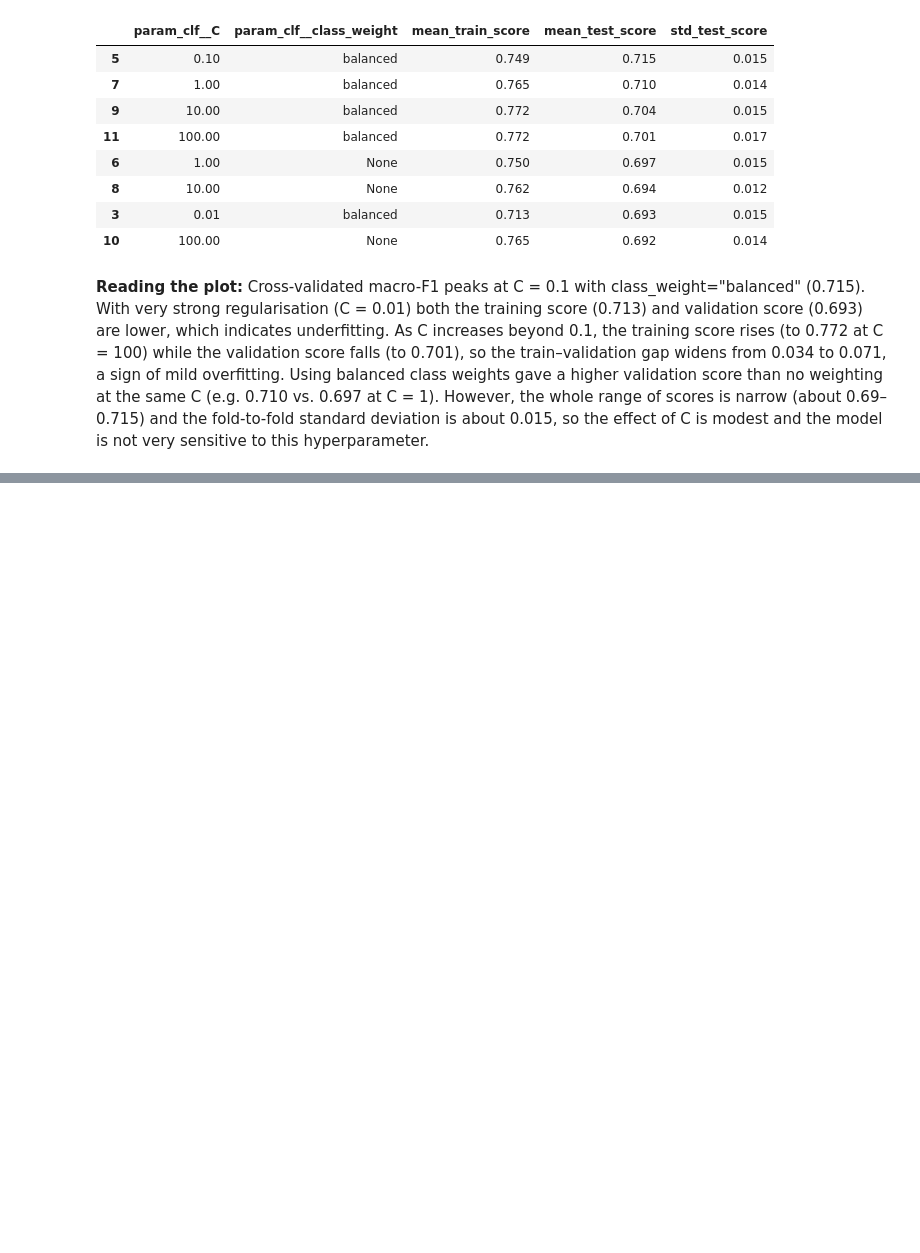
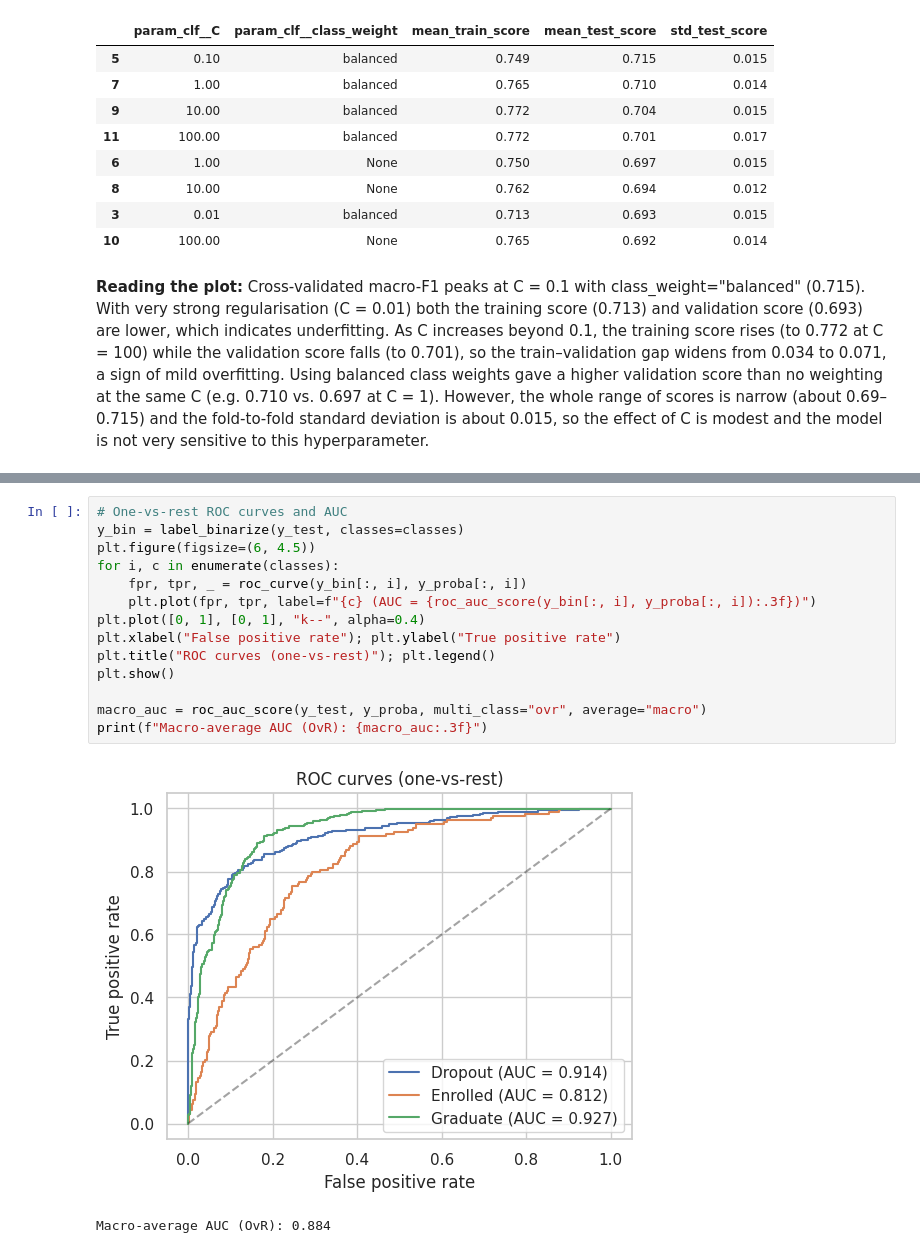
Before and after one commit to LoshithaAI/ML-Assignment, a Jupyter notebook: notebooks/logistic_regression.ipynb, the cells around one changed output, grey strips where cells are left out. Saved outputs shown, nothing was run; the diff lists cells and outputs as text; blank space fills up the shorter version.

```diff
--- a/notebooks/logistic_regression.ipynb
+++ b/notebooks/logistic_regression.ipynb
@@ -442,0 +482,17 @@ Best CV macro-F1     : 0.715
+# %%
+# One-vs-rest ROC curves and AUC
+y_bin = label_binarize(y_test, classes=classes)
+plt.figure(figsize=(6, 4.5))
+for i, c in enumerate(classes):
+    fpr, tpr, _ = roc_curve(y_bin[:, i], y_proba[:, i])
+    plt.plot(fpr, tpr, label=f"{c} (AUC = {roc_auc_score(y_bin[:, i], y_proba[:, i]):.3f})")
+plt.plot([0, 1], [0, 1], "k--", alpha=0.4)
+plt.xlabel("False positive rate"); plt.ylabel("True positive rate")
+plt.title("ROC curves (one-vs-rest)"); plt.legend()
+plt.show()
+
+macro_auc = roc_auc_score(y_test, y_proba, multi_class="ovr", average="macro")
+print(f"Macro-average AUC (OvR): {macro_auc:.3f}")
+# %% [output]
+[figure, added]
+Macro-average AUC (OvR): 0.884
```
Also changed, not shown: parts of 5 cells of this notebook.
